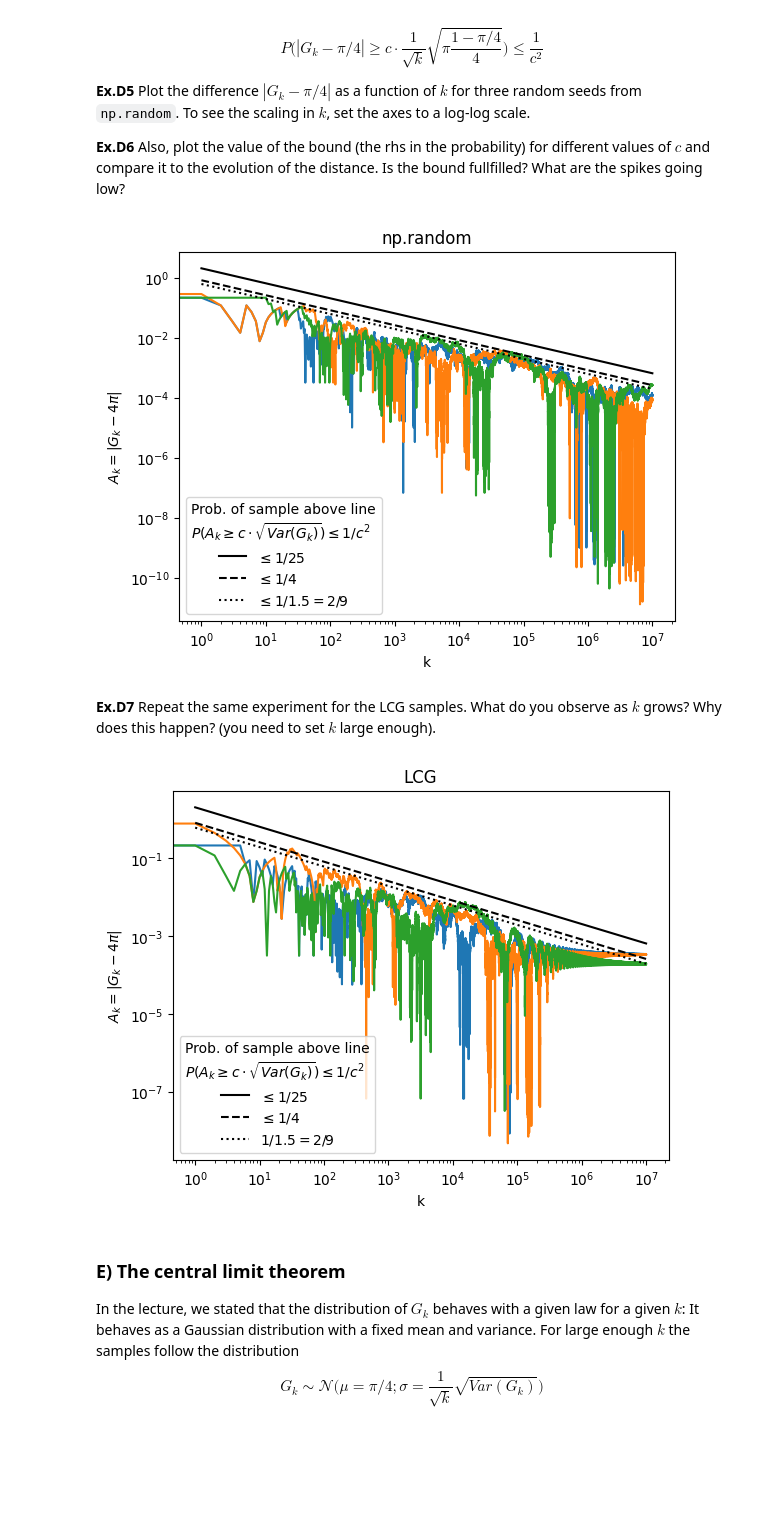
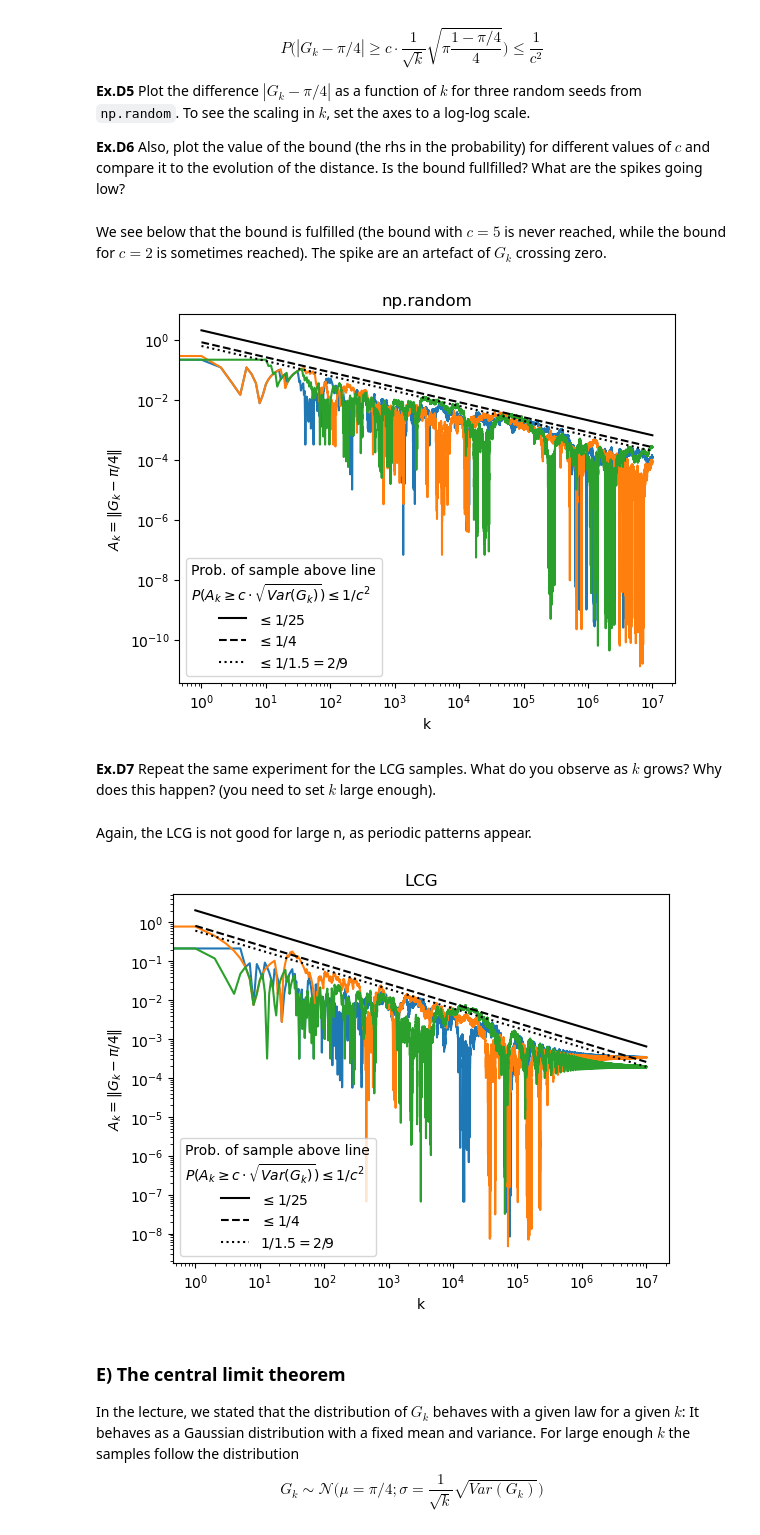
Before and after one commit to SPOC-group/phys-231-exercises, a Jupyter notebook: Exercise_8/Exercise 8 - Estimating pi from sampling - solution.ipynb, the cells around one changed output. Drawn from its saved outputs; the diff is of its cells as text; code cells hidden in the pictures; blank space fills up the shorter version.

```diff
--- a/Exercise_8/Exercise 8 - Estimating pi from sampling - solution.ipynb
+++ b/Exercise_8/Exercise 8 - Estimating pi from sampling - solution.ipynb
@@ -337,6 +347,8 @@ $$
 **Ex.D5** Plot the difference $|G_k - \pi/4|$ as a function of $k$ for three random seeds from `np.random`. To see the scaling in $k$, set the axes to a log-log scale.
 
 **Ex.D6** Also, plot the value of the bound (the rhs in the probability) for different values of $c$ and compare it to the evolution of the distance. Is the bound fullfilled? What are the spikes going low?
+# %% [markdown]
+We see below that the bound is fulfilled (the bound with $c=5$ is never reached, while the bound for $c=2$ is sometimes reached). The spike are an artefact of $G_k$ crossing zero.
 # %%
 k_samples = 10000000
 means = []
@@ -353,34 +365,36 @@ plt.legend(title='Prob. of sample above line\n'+ r'$P(A_k \geq c \cdot \sqrt{Var
 plt.xscale('log')
 plt.yscale('log')
 plt.xlabel('k')
-plt.ylabel(r'$A_k = \| G_k - 4\pi\|$')
+plt.ylabel(r'$A_k = \| G_k - \pi/4\|$')
 plt.title('np.random')
 plt.show()
 # %% [output]
-[figure, old version]
+[figure, new version]
 # %% [markdown]
 **Ex.D7** Repeat the same experiment for the LCG samples. What do you observe as $k$ grows? Why does this happen? (you need to set $k$ large enough).
+# %% [markdown]
+Again, the LCG is not good for large n, as periodic patterns appear.
 # %%
 k_samples = 10000000
 means = []
 for seed in [134098,12380,4523]:
     is_in_circle = sample_X(k_samples, rs=LCG(seed))
     mean = is_in_circle.cumsum()/np.arange(1,k_samples+1)
     plt.plot(np.abs(mean-np.pi/4))
 
 k=np.arange(1,k_samples+1,1000)
 plt.plot(k,5*np.sqrt(np.pi*(1-np.pi/4)/4)*1/k**0.5,c='black',linestyle='solid',label=r'$\leq 1/25$')
 plt.plot(k,2*np.sqrt(np.pi*(1-np.pi/4)/4)*1/k**0.5,c='black',linestyle='dashed',label=r'$\leq 1/4$')
 plt.plot(k,1.5*np.sqrt(np.pi*(1-np.pi/4)/4)*1/k**0.5,c='black',linestyle='dotted',label=r'$1/1.5= 2/9$')
 plt.legend(title='Prob. of sample above line\n'+ r'$P(A_k \geq c \cdot \sqrt{Var(G_k)}) \leq 1/c^2$',loc='lower left')
 plt.xscale('log')
 plt.yscale('log')
 plt.xlabel('k')
-plt.ylabel(r'$A_k = \|G_k - 4\pi\|$')
+plt.ylabel(r'$A_k = \|G_k - \pi/4\|$')
 plt.title('LCG')
 plt.show()
 # %% [output]
-[figure, old version]
+[figure, new version]
 # %% [markdown]
 ### E) The central limit theorem
 
```
Also changed, not shown: parts of 17 cells of this notebook, 2 other files.
